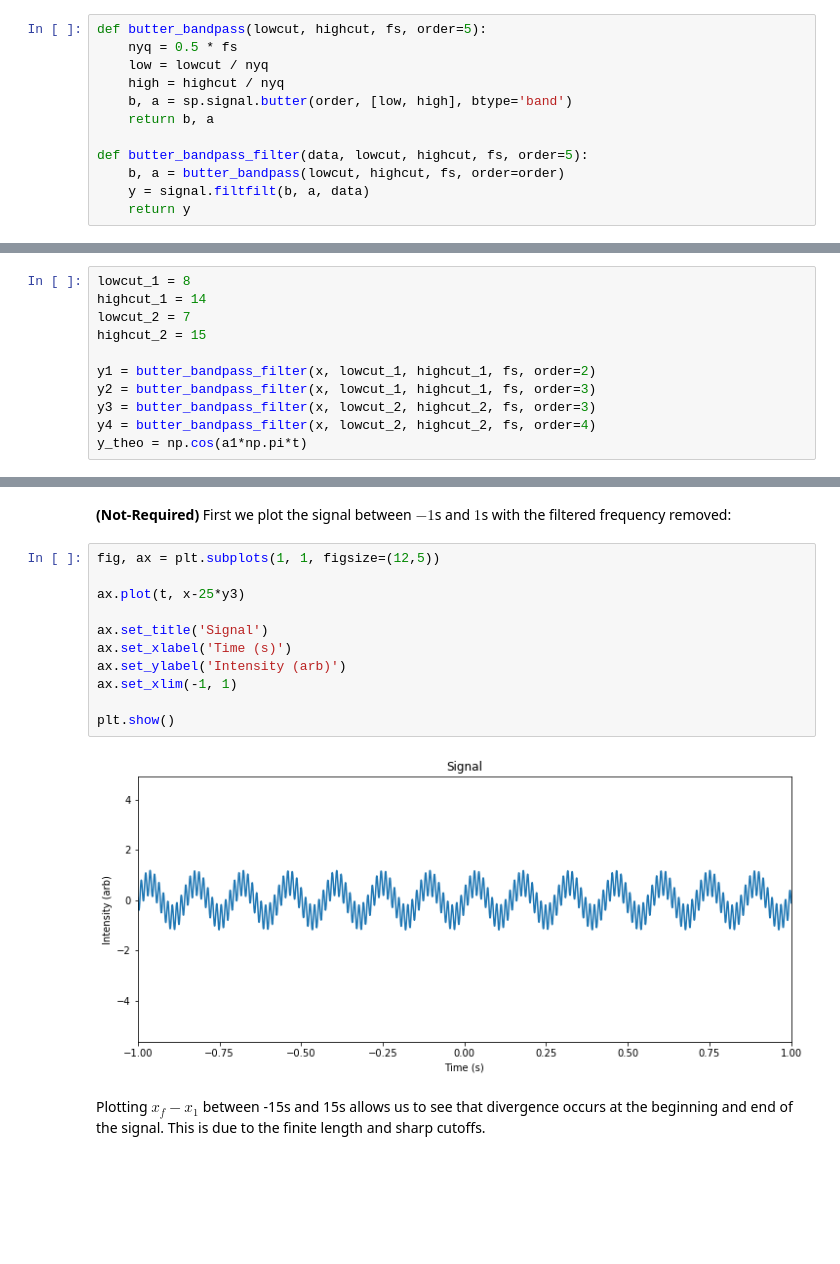
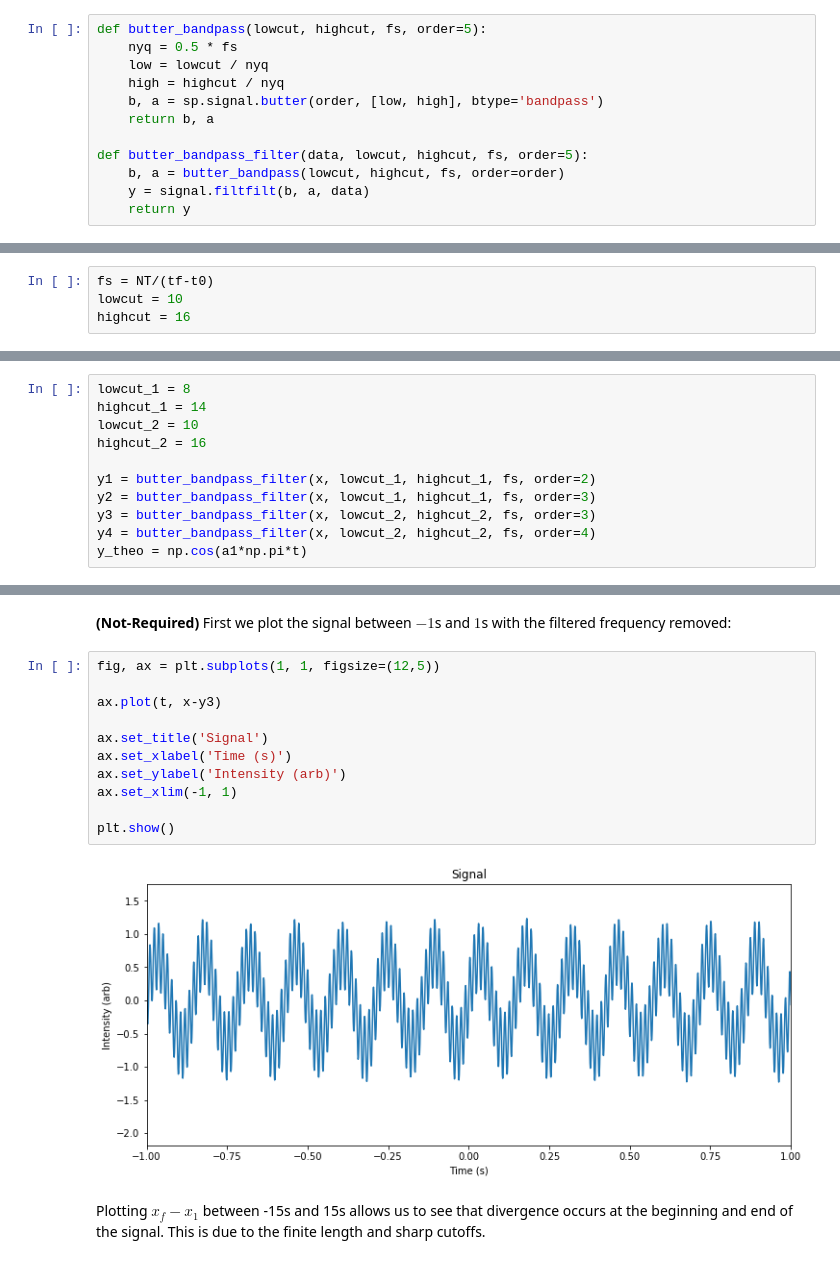
Before and after one commit to lukepolson/School, a Jupyter notebook: Phys 411/Assignment 4/Question 3.ipynb, the cells around one changed output, grey strips where cells are left out. Saved outputs shown, nothing was run; the diff lists cells and outputs as text; blank space fills up the shorter version.

```diff
--- a/Phys 411/Assignment 4/Question 3.ipynb
+++ b/Phys 411/Assignment 4/Question 3.ipynb
@@ -87,7 +89,7 @@ def butter_bandpass(lowcut, highcut, fs, order=5):
     nyq = 0.5 * fs
     low = lowcut / nyq
     high = highcut / nyq
-    b, a = sp.signal.butter(order, [low, high], btype='band')
+    b, a = sp.signal.butter(order, [low, high], btype='bandpass')
     return b, a
 
 def butter_bandpass_filter(data, lowcut, highcut, fs, order=5):
@@ -102,0 +101,4 @@ highcut = 15
+# %%
+fs = NT/(tf-t0)
+lowcut = 10
+highcut = 16
@@ -132,8 +140,8 @@ While higher orders appear to remove most of the lower frequency (7Hz), they als
 # %%
 lowcut_1 = 8
 highcut_1 = 14
-lowcut_2 = 7
-highcut_2 = 15
+lowcut_2 = 10
+highcut_2 = 16
 
 y1 = butter_bandpass_filter(x, lowcut_1, highcut_1, fs, order=2)
 y2 = butter_bandpass_filter(x, lowcut_1, highcut_1, fs, order=3)
@@ -201,16 +211,16 @@ plt.show()
 # %%
 fig, ax = plt.subplots(1, 1, figsize=(12,5))
 
-ax.plot(t, x-25*y3)
+ax.plot(t, x-y3)
 
 ax.set_title('Signal')
 ax.set_xlabel('Time (s)')
 ax.set_ylabel('Intensity (arb)')
 ax.set_xlim(-1, 1)
 
 plt.show()
 # %% [output]
-[figure, old version]
+[figure, new version]
 # %% [markdown]
 Plotting $x_f-x_1$ between -15s and 15s allows us to see that divergence occurs at the beginning and end of the signal. This is due to the finite length and sharp cutoffs.
 # %%
```
Also changed, not shown: parts of 18 cells of this notebook, 6 other files.
